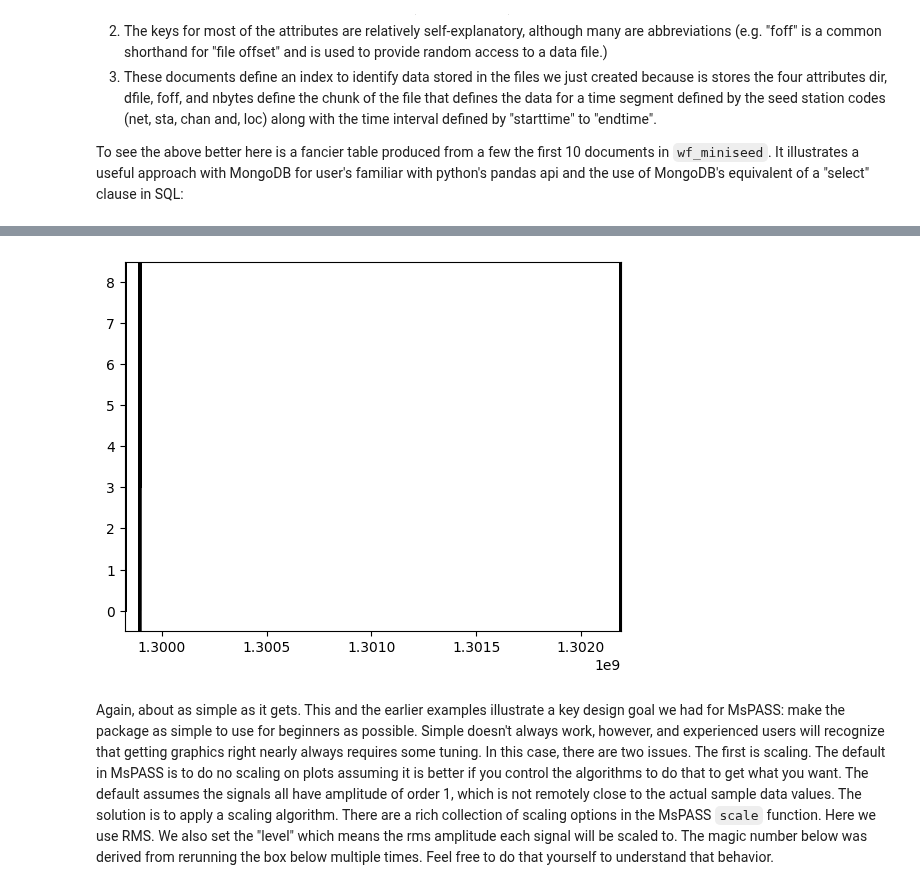
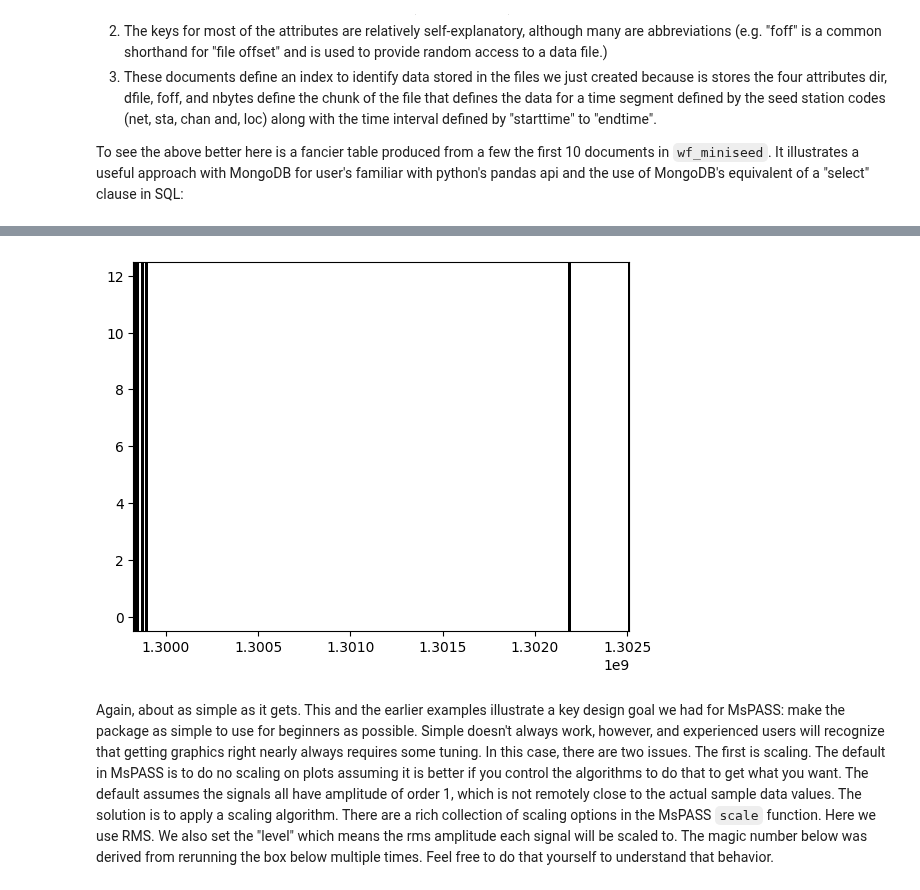
Before and after one commit to mspass-team/mspass_tutorial, a Jupyter notebook: notebooks/getting_started.ipynb, the cells around one changed output, grey strips where cells are left out. Cells and saved outputs as stored; diff of their text form; code cells hidden in the pictures.

```diff
--- a/notebooks/getting_started.ipynb
+++ b/notebooks/getting_started.ipynb
@@ -352,10 +340,11 @@ Let's first read the data for one station from all three events we saved.   This
 # %%
 sta='234A'
-query={ 'sta' : sta }
+chan='BHZ'
+query={ 'sta' : sta, 'chan' : chan }
 ensemble_md=query
 n=db.wf_miniseed.count_documents(query)
-print('Trying to retrieve ',n,' TimeSeries objects for station=',sta)
-curs=db.wf_miniseed.find(query)
+print('Trying to retrieve ',n,' TimeSeries objects for station=',sta,' for channel=',chan)
+curs=db.wf_miniseed.find(query).sort('starttime')
 ensemble=db.read_data(curs,collection='wf_miniseed',ensemble_metadata=ensemble_md)
 print('Success:  number of members in this ensemble=',
       len(ensemble.member))
@@ -386,11 +375,11 @@ With that background let's plot these data.  Here we illustrate the use of basic
 # %%
 from mspasspy.graphics import SeismicPlotter
 plotter=SeismicPlotter()
 # TODO  default wtvaimg has a bug and produces a 0 height plot - wtva works for now
-plotter.change_style('wtva')
+plotter.change_style('wt')
 plotter.plot(ensemble)
 # %% [output]
-[figure, old version]
+[figure, new version]
 # %% [markdown]
 Again, about as simple as it gets.  This and the earlier examples illustrate a key design goal we had for MsPASS:  make the package as simple to use for beginners as possible.   Simple doesn't always work, however, and experienced users will recognize that getting graphics right nearly always requires some tuning.  In this case, there are two issues.  The first is scaling.  The default in MsPASS is to do no scaling on plots assuming it is better if you control the algorithms to do that to get what you want.   The default assumes the signals all have amplitude of order 1, which is not remotely close to the actual sample data values.  The solution is to apply a scaling algorithm.  There are a rich collection of scaling options in the MsPASS `scale` function.  Here we use RMS.  We also set the "level" which means the rms amplitude each signal will be scaled to.   The magic number below was derived from rerunning the box below multiple times.  Feel free to do that yourself to understand that behavior.
 # %%
```
Also changed, not shown: parts of 31 cells of this notebook, 1 other file.
